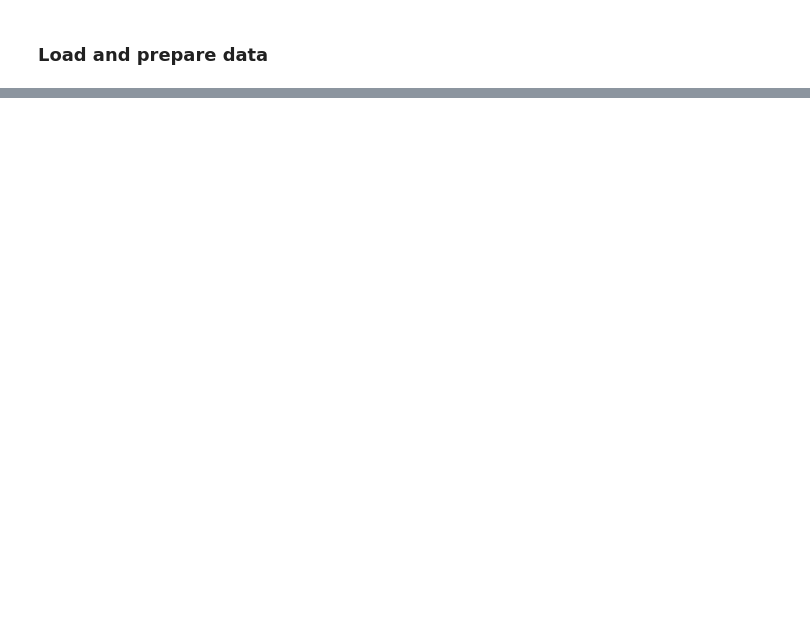
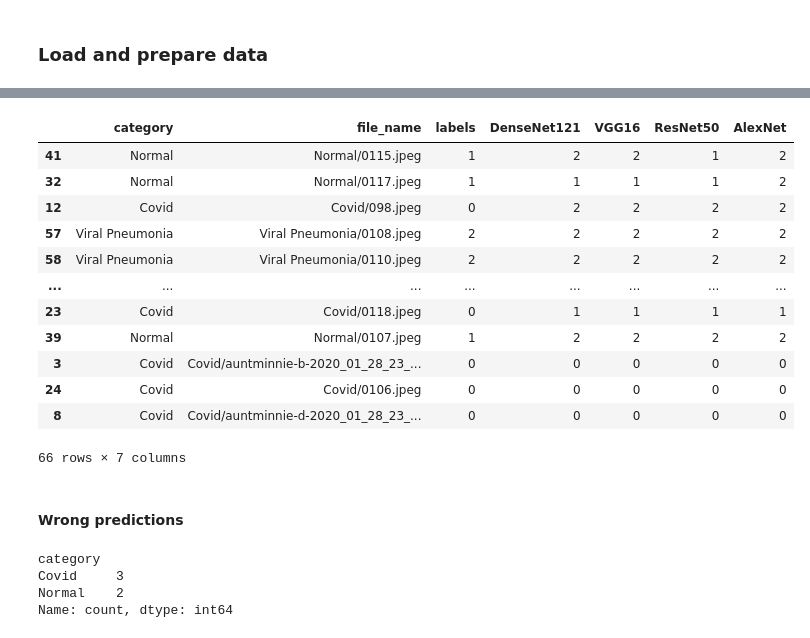
Before and after one commit to seeman512/ML, a Jupyter notebook: Lab9/Hometask.ipynb, the cells around one changed output, grey strips where cells are left out. Saved outputs shown, nothing was run; the diff lists cells and outputs as text; code cells hidden in the pictures; blank space fills up the shorter version.

```diff
--- a/Lab9/Hometask.ipynb
+++ b/Lab9/Hometask.ipynb
@@ -397,0 +330,12 @@ metrics_df
+# %%
+def get_model_predictions(model_name):
+    model = load_saved_model(model_name)
+    predictions = best_model.predict(test_iter, verbose=1)
+    return np.argmax(predictions, axis=1)
+# %%
+test_df2 = test_df.copy()
+test_df2['labels'] = test_iter.labels
+# %%
+for model_name in ['DenseNet121', 'VGG16', 'ResNet50', 'AlexNet']:
+    test_df2[model_name] = get_model_predictions(model_name)
+    print('Accuracy %s %.2f' % (model_name, metrics.accuracy_score(test_df2['labels'], test_df2[model_name])))
@@ -397,0 +359,18 @@ metrics_df
+# %%
+test_df2
+# %% [output]
+|  | category | file_name | labels | DenseNet121 | VGG16 | ResNet50 | AlexNet |
+| 41 | Normal | Normal/0115.jpeg | 1 | 2 | 2 | 1 | 2 |
+| 32 | Normal | Normal/0117.jpeg | 1 | 1 | 1 | 1 | 2 |
+| 12 | Covid | Covid/098.jpeg | 0 | 2 | 2 | 2 | 2 |
+| 57 | Viral Pneumonia | Viral Pneumonia/0108.jpeg | 2 | 2 | 2 | 2 | 2 |
+| 58 | Viral Pneumonia | Viral Pneumonia/0110.jpeg | 2 | 2 | 2 | 2 | 2 |
+| ... | ... | ... | ... | ... | ... | ... | ... |
+| 23 | Covid | Covid/0118.jpeg | 0 | 1 | 1 | 1 | 1 |
+| 39 | Normal | Normal/0107.jpeg | 1 | 2 | 2 | 2 | 2 |
+| 3 | Covid | Covid/auntminnie-b-2020_01_28_23_... | 0 | 0 | 0 | 0 | 0 |
+| 24 | Covid | Covid/0106.jpeg | 0 | 0 | 0 | 0 | 0 |
+| 8 | Covid | Covid/auntminnie-d-2020_01_28_23_... | 0 | 0 | 0 | 0 | 0 |
+66 rows × 7 columns
+# %% [markdown]
+#### Wrong predictions
@@ -397,0 +382,8 @@ metrics_df
+# %%
+wrong_preds_df = wrong_preds_df.reset_index()
+wrong_preds_df['category'].value_counts()
+# %% [output]
+category
+Covid     3
+Normal    2
+Name: count, dtype: int64
```
Also changed, not shown: parts of 73 cells of this notebook.
